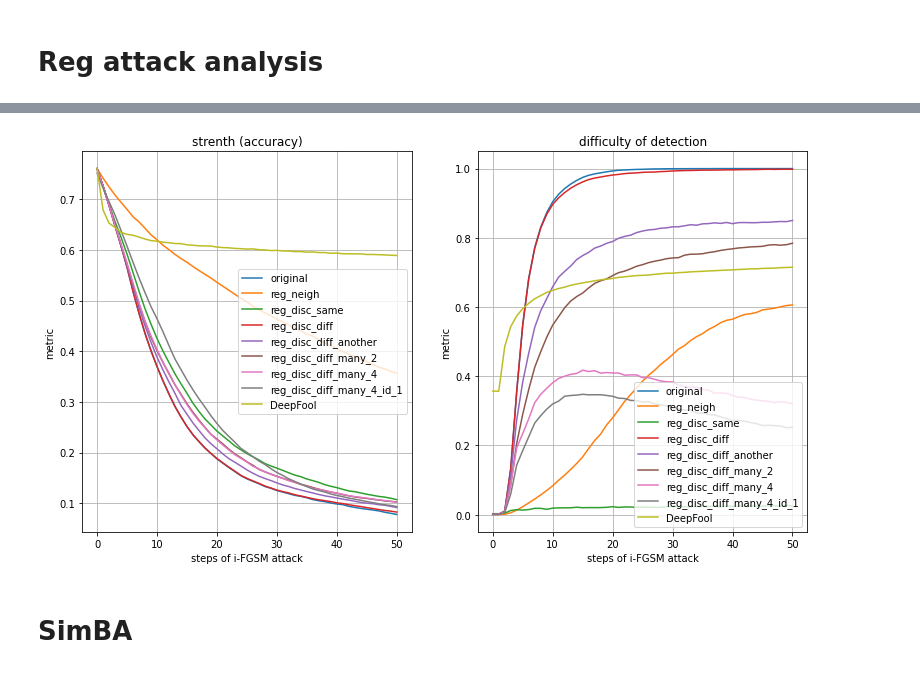
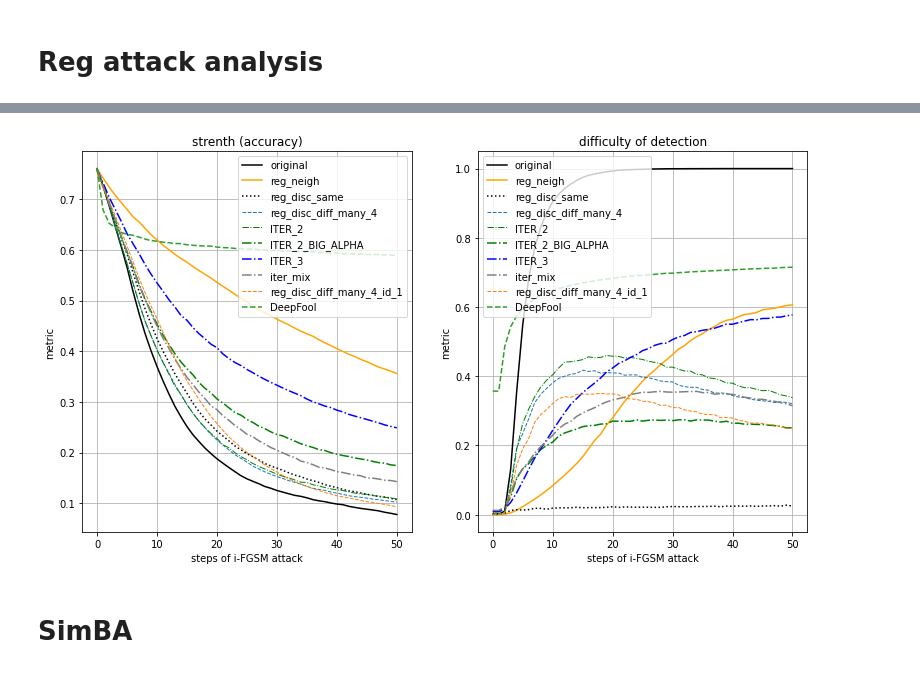
Before and after one commit to petrsokerin/Adversarial-Attacks, a Jupyter notebook: Vizual_reg_attack.ipynb, the cells around one changed output, grey strips where cells are left out. Saved outputs shown, nothing was run; the diff lists cells and outputs as text; code cells hidden in the pictures.

Commit message:
add configs and iter trainings

```diff
--- a/Vizual_reg_attack.ipynb
+++ b/Vizual_reg_attack.ipynb
@@ -111,11 +113,16 @@ models_for_viz = {
     'reg_disc_diff_another': ('results/Ford_A/IFGSM/Regular_Disc/Diff_disc_2/', 0),
     'reg_disc_diff_many_2':('results/Ford_A/IFGSM/Regular_Disc/Diff_disc_many/', 0),
     'reg_disc_diff_many_4':('results/Ford_A/IFGSM/Regular_Disc/Diff_many_4/', 0),
+    'ITER_2':('results/Ford_A/IFGSM/Regular_Disc/Disc_reg_iter_2/', 0),
+    'ITER_2_BIG_ALPHA':('results/Ford_A/IFGSM/Regular_Disc/Disc_reg_iter_2_BIG_ALPHA/', 0),
+    'ITER_3':('results/Ford_A/IFGSM/Regular_Disc/Disc_reg_iter_3/', 0),
+    'iter_mix': ('results/Ford_A/IFGSM/Regular_Disc/Disc_reg_mixed_iters/', 0),
     'reg_disc_diff_many_4_id_1':('results/Ford_A/IFGSM/Disc_reg_model_id_1/', 1),
     'DeepFool':('results/Ford_A/DeepFool/Original/', 0),
     }
 
 df_res = load_all_datasets(models_for_viz)
+df_res['eps'] = df_res['eps'].round(4)
 # %% [output]
 original
 reg_neigh
@@ -175,24 +160,44 @@ eps:  0.0056234132519034
+# %%
+style ={
+    'original':  {'linestyle':'solid', 'linewidth':1.5, 'color':'black'},
+    'reg_neigh':  {'linestyle':'solid', 'linewidth':1.5, 'color':'orange'},
+    'reg_disc_same':  {'linestyle':'dotted', 'linewidth':1.5, 'color':'black'},
+    #'reg_disc_diff':  {'linestyle':'solid', 'linewidth':1.5, 'color':'black'},
+    #'reg_disc_diff_another':  {'linestyle':'solid', 'linewidth':1.5, 'color':'black'},
+    #'reg_disc_diff_many_2': {'linestyle':'solid', 'linewidth':1.5, 'color':'black'},
+    'reg_disc_diff_many_4': {'linestyle':'dashed', 'linewidth':1.0,},
+    'ITER_2': {'linestyle':'dashdot', 'linewidth':1.0, 'color':'green'},
+    'ITER_2_BIG_ALPHA': {'linestyle':'dashdot', 'linewidth':1.5, 'color':'green'},
+    'ITER_3': {'linestyle':'dashdot', 'linewidth':1.5, 'color':'blue'},
+    'iter_mix': {'linestyle':'dashdot', 'linewidth':1.5, 'color':'grey'},
+    'reg_disc_diff_many_4_id_1': {'linestyle':'dashed', 'linewidth':1.0, },
+    'DeepFool': {'linestyle':'dashed', 'linewidth':1.5, },
+
+}
 # %%
 metrics = ['ACC', 'HID']
 
 plt.figure(figsize=(5*len(metrics) + 3, 7))
 
 
 for i, metric in enumerate(metrics):
     plt.subplot(1, len(metrics), i+1)
     metric_name = 'strenth (accuracy)' if metric == 'ACC' else 'difficulty of detection'
     plt.title(metric_name)
     for method_attack in df_filter['method_attack'].unique():
+        if method_attack not in style:
+            continue
         df_filter_viz = df_filter[df_filter['method_attack'] == method_attack]
-        plt.plot(df_filter_viz['n steps'], df_filter_viz[metric], label=method_attack)
+        plt.plot(df_filter_viz['n steps'], df_filter_viz[metric], label=method_attack,
+                 **style[method_attack])
 
     plt.xlabel('steps of i-FGSM attack')
     plt.ylabel('metric')
     plt.legend()
     plt.grid()
 plt.show()
 # %% [output]
-[figure, old version]
+[figure, new version]
 # %% [markdown]
 # SimBA
 # %%
```
Also changed, not shown: parts of 16 cells of this notebook, 24 other files.
